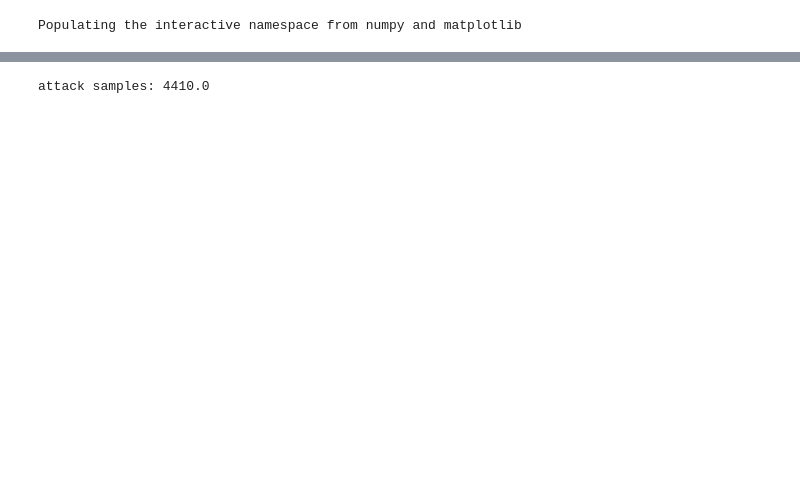
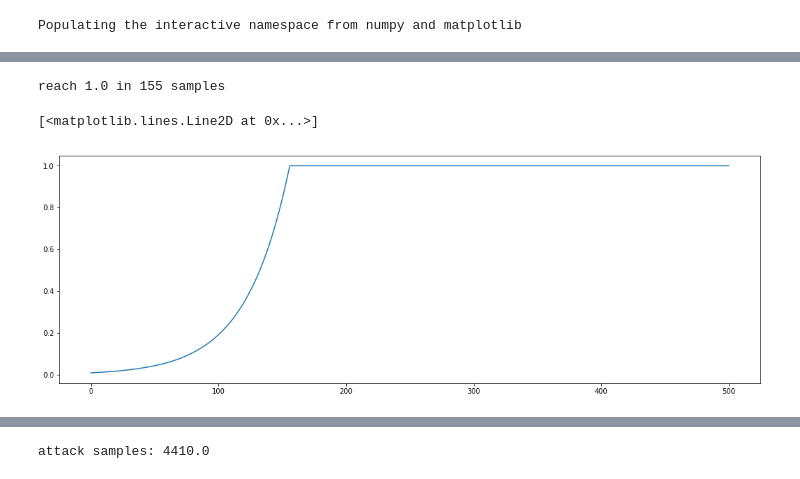
Before and after one commit to rknLA/pd-expline, a Jupyter notebook: notebook/01-exponents.ipynb, the cells around one changed output, grey strips where cells are left out. Cells and saved outputs as stored; diff of their text form; code cells hidden in the pictures; blank space fills up the shorter version.

```diff
--- a/notebook/01-exponents.ipynb
+++ b/notebook/01-exponents.ipynb
@@ -127,0 +32,14 @@ reach 1.0 in 239 samples
+# %%
+def naive_exponent(current, target, attack):
+    out = current
+    out_arr = [out]
+    sample_count = 0
+    for i in range(0, 500):
+        out += attack * out
+        if out > target:
+            out = target
+        else:
+            sample_count += 1
+        out_arr.append(out)
+    print("reach %s in %s samples" % (target, sample_count))
+    return np.array(out_arr), sample_count
@@ -127,0 +66,6 @@ reach 1.0 in 239 samples
+# %%
+plot(naive_exponent(0.01, 1.0, 0.03)[0])
+# %% [output]
+reach 1.0 in 155 samples
+[<matplotlib.lines.Line2D at 0x...>]
+[figure, added]
```
Also changed, not shown: parts of 56 cells of this notebook, 1 other file.
